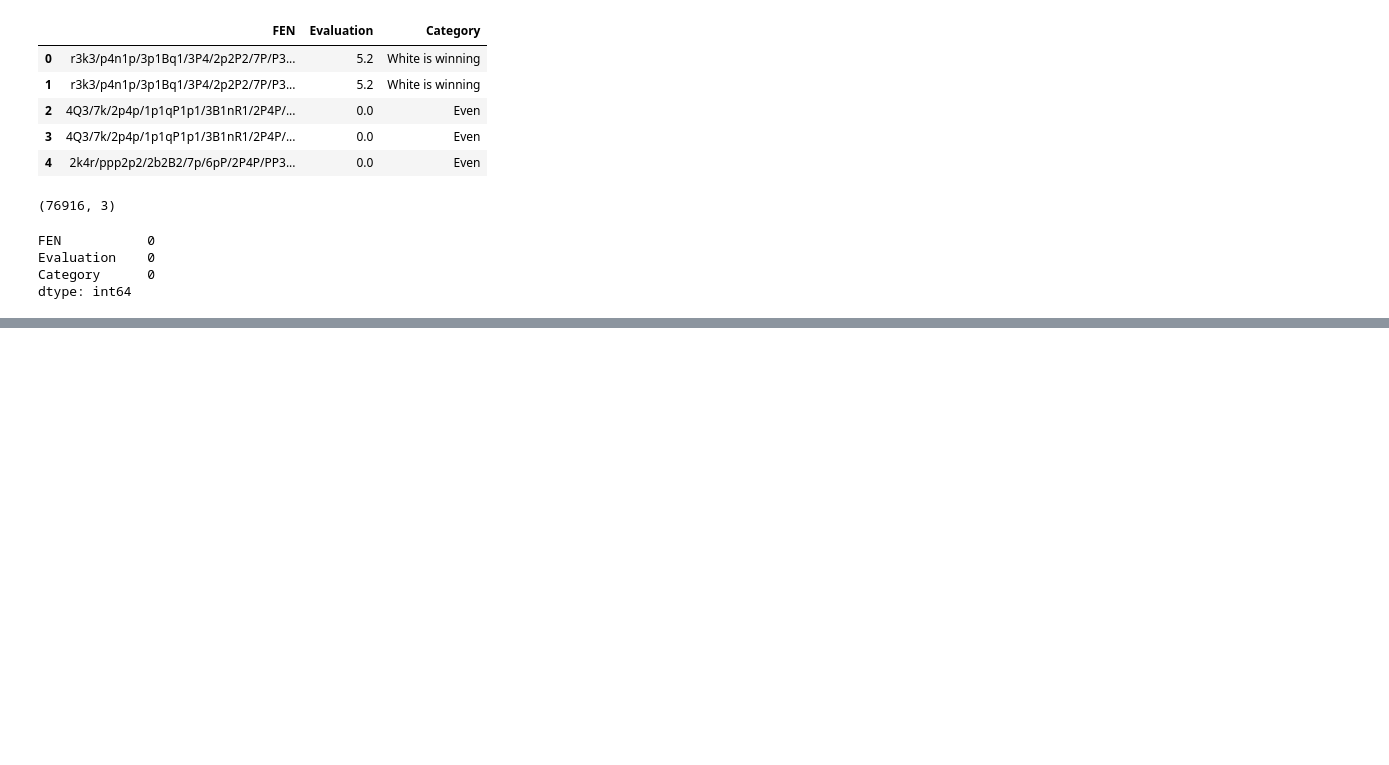
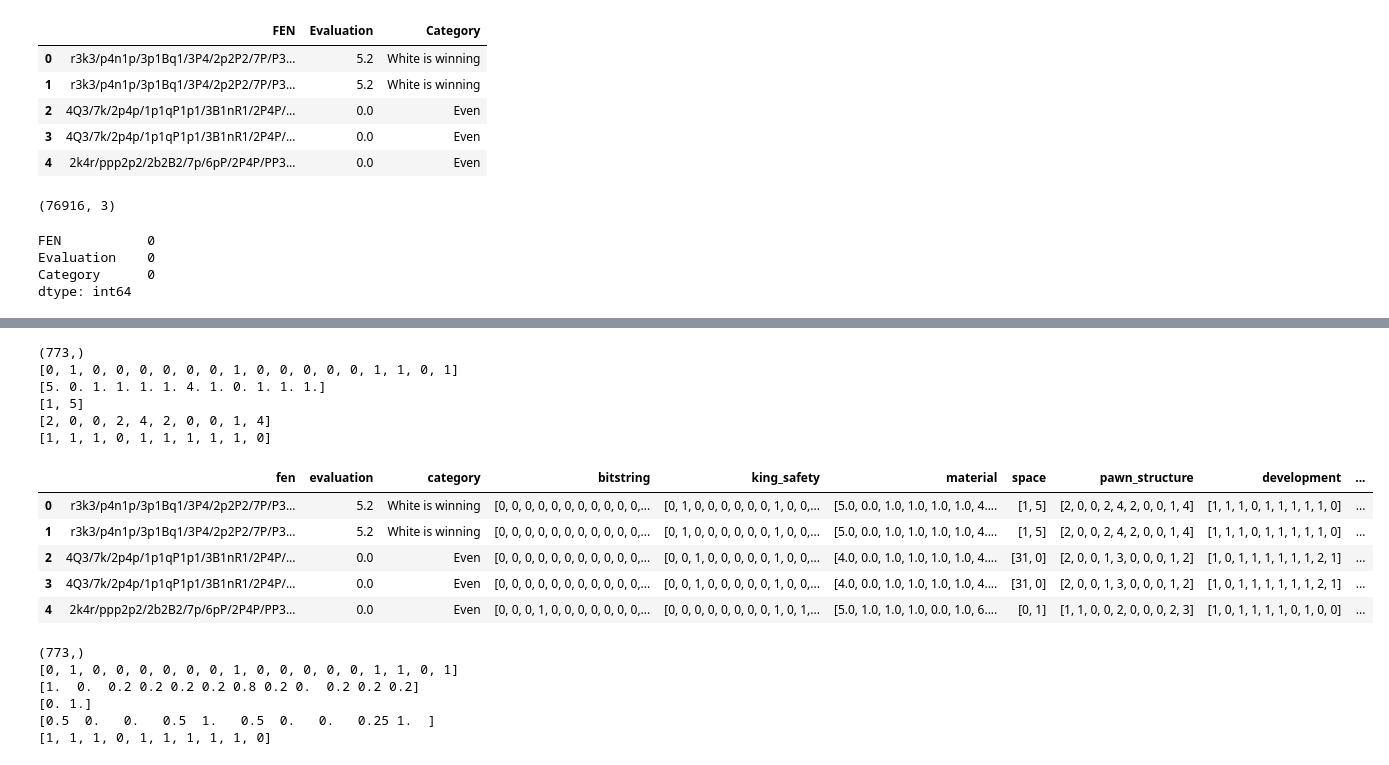
Before and after one commit to charltonxqh/Deep-Learning-and-Computer-Chess, a Jupyter notebook: python/main.ipynb, the cells around one changed output, grey strips where cells are left out. Saved outputs shown, nothing was run; the diff lists cells and outputs as text; code cells hidden in the pictures; blank space fills up the shorter version.

```diff
--- a/python/main.ipynb
+++ b/python/main.ipynb
@@ -33,0 +116,12 @@ dtype: int64
+# %%
+def material(fen):
+    board = chess.Board(fen)
+
+    piece_types = [chess.PAWN, chess.KNIGHT, chess.BISHOP, chess.ROOK, chess.QUEEN, chess.KING]
+
+    white_pieces = [len(board.pieces(piece, chess.WHITE)) for piece in piece_types]
+    black_pieces = [len(board.pieces(piece, chess.BLACK)) for piece in piece_types]
+
+    material_vector = np.array(white_pieces + black_pieces, dtype=np.float32)
+
+    return material_vector
@@ -58,8 +327,10 @@ def fen_to_bitstring(fen):
             piece_index = piece_types[piece.symbol()]
             bitboard[square * 12 + piece_index] = 1
 
+    # Side to move
     side_to_move = 1 if board.turn == chess.WHITE else 0
 
+    # Castling rights
     castling_rights = [
         1 if board.has_kingside_castling_rights(chess.WHITE) else 0,
         1 if board.has_queenside_castling_rights(chess.WHITE) else 0,
@@ -67,9 +338,7 @@ def fen_to_bitstring(fen):
         1 if board.has_queenside_castling_rights(chess.BLACK) else 0
     ]
 
-    bitstring = np.concatenate((bitboard, [side_to_move], castling_rights))
+    # Combine everything into a 773-bit string
+    bitstring = np.concatenate((bitboard, [side_to_move] + castling_rights))
 
     return bitstring
-# %%
-df['bitstring'] = df['FEN'].apply(lambda x: fen_to_bitstring(x))
-df.head()
@@ -82,0 +345,8 @@ df.head()
+# %%
+df['bitstring'] = df['fen'].apply(lambda x: fen_to_bitstring(x))
+df['king_safety'] = df['fen'].apply(lambda x: king_safety(x))
+df['material'] = df['fen'].apply(lambda x: material(x))
+df['space'] = df['fen'].apply(lambda x: space(x))
+df['pawn_structure'] = df['fen'].apply(lambda x: pawn_structure(x))
+df['development'] = df['fen'].apply(lambda x: development(x))
+df.head()
@@ -82,0 +360,42 @@ df.head()
+# %%
+print(df['bitstring'][0].shape)
+print(df['king_safety'][0])
+print(df['material'][0])
+print(df['space'][0])
+print(df['pawn_structure'][0])
+print(df['development'][0])
+# %% [output]
+(773,)
+[0, 1, 0, 0, 0, 0, 0, 0, 1, 0, 0, 0, 0, 0, 1, 1, 0, 1]
+[5. 0. 1. 1. 1. 1. 4. 1. 0. 1. 1. 1.]
+[1, 5]
+[2, 0, 0, 2, 4, 2, 0, 0, 1, 4]
+[1, 1, 1, 0, 1, 1, 1, 1, 1, 0]
+# %%
+scaler = MinMaxScaler()
+df['normalized_material'] = df['material'].apply(lambda x: scaler.fit_transform(np.array(x).reshape(-1, 1)).flatten())
+df['normalized_space'] = df['space'].apply(lambda x: scaler.fit_transform(np.array(x).reshape(-1, 1)).flatten())
+df['normalized_pawn_structure'] = df['pawn_structure'].apply(lambda x: scaler.fit_transform(np.array(x).reshape(-1, 1)).flatten())
+
+df.head()
+# %% [output]
+|  | fen | evaluation | category | bitstring | king_safety | material | space | pawn_structure | development | ... |
+| 0 | r3k3/p4n1p/3p1Bq1/3P4/2p2P2/7P/P3... | 5.2 | White is winning | [0, 0, 0, 0, 0, 0, 0, 0, 0, 0, 0,... | [0, 1, 0, 0, 0, 0, 0, 0, 1, 0, 0,... | [5.0, 0.0, 1.0, 1.0, 1.0, 1.0, 4.... | [1, 5] | [2, 0, 0, 2, 4, 2, 0, 0, 1, 4] | [1, 1, 1, 0, 1, 1, 1, 1, 1, 0] | ... |
+| 1 | r3k3/p4n1p/3p1Bq1/3P4/2p2P2/7P/P3... | 5.2 | White is winning | [0, 0, 0, 0, 0, 0, 0, 0, 0, 0, 0,... | [0, 1, 0, 0, 0, 0, 0, 0, 1, 0, 0,... | [5.0, 0.0, 1.0, 1.0, 1.0, 1.0, 4.... | [1, 5] | [2, 0, 0, 2, 4, 2, 0, 0, 1, 4] | [1, 1, 1, 0, 1, 1, 1, 1, 1, 0] | ... |
+| 2 | 4Q3/7k/2p4p/1p1qP1p1/3B1nR1/2P4P/... | 0.0 | Even | [0, 0, 0, 0, 0, 0, 0, 0, 0, 0, 0,... | [0, 0, 1, 0, 0, 0, 0, 0, 1, 0, 0,... | [4.0, 0.0, 1.0, 1.0, 1.0, 1.0, 4.... | [31, 0] | [2, 0, 0, 1, 3, 0, 0, 0, 1, 2] | [1, 0, 1, 1, 1, 1, 1, 1, 2, 1] | ... |
+| 3 | 4Q3/7k/2p4p/1p1qP1p1/3B1nR1/2P4P/... | 0.0 | Even | [0, 0, 0, 0, 0, 0, 0, 0, 0, 0, 0,... | [0, 0, 1, 0, 0, 0, 0, 0, 1, 0, 0,... | [4.0, 0.0, 1.0, 1.0, 1.0, 1.0, 4.... | [31, 0] | [2, 0, 0, 1, 3, 0, 0, 0, 1, 2] | [1, 0, 1, 1, 1, 1, 1, 1, 2, 1] | ... |
+| 4 | 2k4r/ppp2p2/2b2B2/7p/6pP/2P4P/PP3... | 0.0 | Even | [0, 0, 0, 1, 0, 0, 0, 0, 0, 0, 0,... | [0, 0, 0, 0, 0, 0, 0, 0, 1, 0, 1,... | [5.0, 1.0, 1.0, 1.0, 0.0, 1.0, 6.... | [0, 1] | [1, 1, 0, 0, 2, 0, 0, 0, 2, 3] | [1, 0, 1, 1, 1, 1, 0, 1, 0, 0] | ... |
+# %%
+print(df['bitstring'][0].shape)
+print(df['king_safety'][0])
+print(df['normalized_material'][0])
+print(df['normalized_space'][0])
+print(df['normalized_pawn_structure'][0])
+print(df['development'][0])
+# %% [output]
+(773,)
+[0, 1, 0, 0, 0, 0, 0, 0, 1, 0, 0, 0, 0, 0, 1, 1, 0, 1]
+[1.  0.  0.2 0.2 0.2 0.2 0.8 0.2 0.  0.2 0.2 0.2]
+[0. 1.]
+[0.5  0.   0.   0.5  1.   0.5  0.   0.   0.25 1.  ]
+[1, 1, 1, 0, 1, 1, 1, 1, 1, 0]
```
Also changed, not shown: parts of 36 cells of this notebook, 2 other files.
